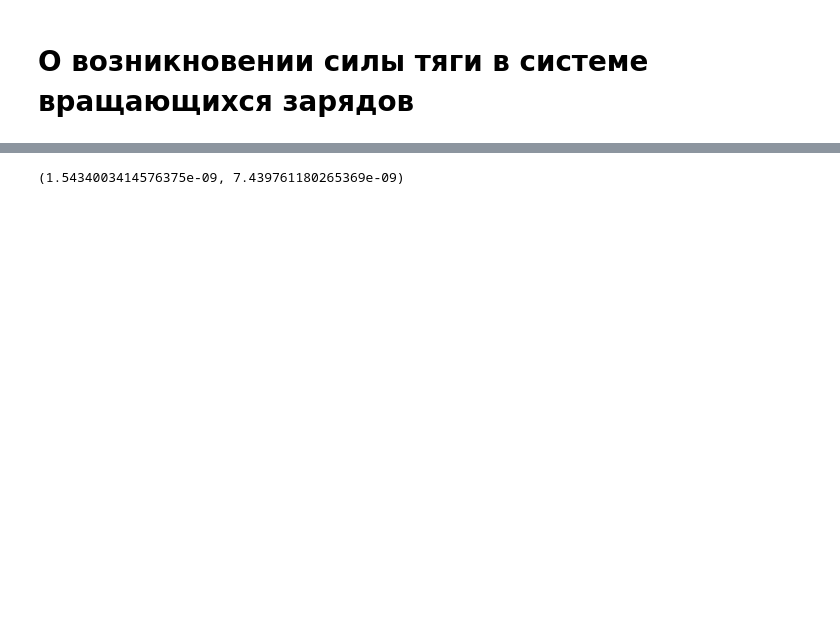
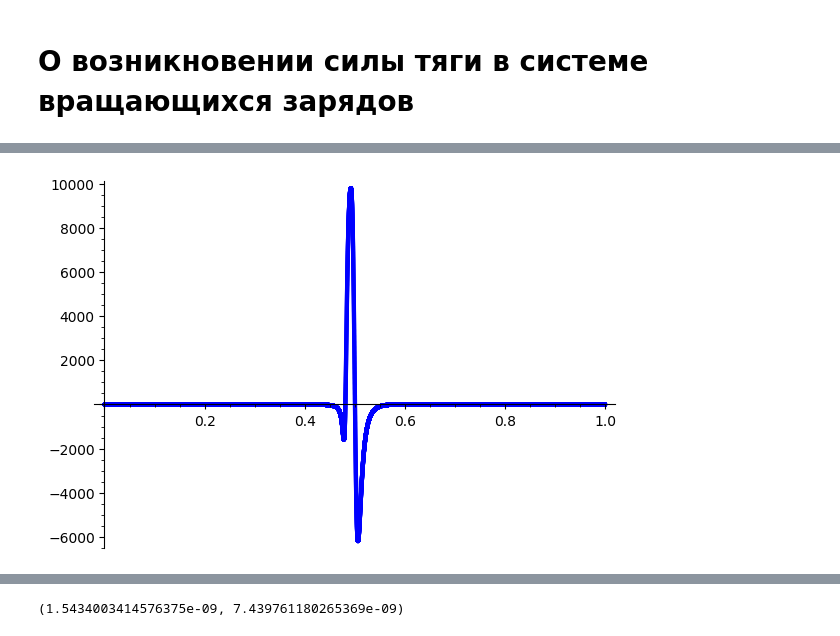
Before and after one commit to daju1/articles, a Jupyter notebook: vimaniks/vimanic_cython.ipynb, the cells around one changed output, grey strips where cells are left out. Drawn from its saved outputs; the diff is of its cells as text; code cells hidden in the pictures; blank space fills up the shorter version.

```diff
--- a/vimaniks/vimanic_cython.ipynb
+++ b/vimaniks/vimanic_cython.ipynb
@@ -643,0 +693,4 @@ list_plot(t_fy)
+# %%
+list_plot(t_f_alpha_l)
+# %% [output]
+[figure, added]
```
Also changed, not shown: parts of 20 cells of this notebook, 2 other files.
